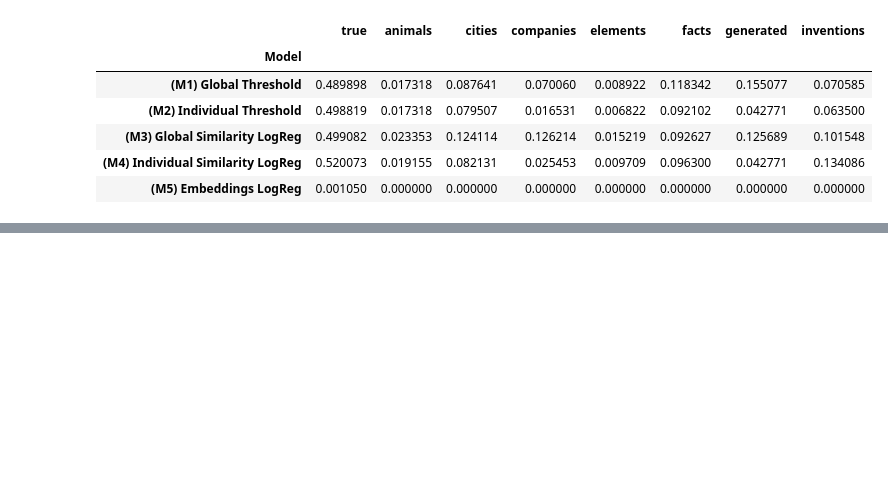
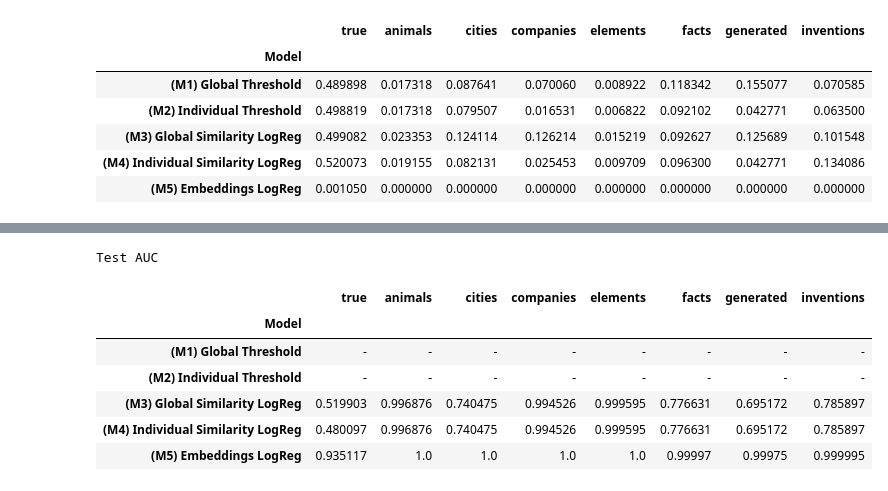
Before and after one commit to cassandra-goldberg/Calibrated_Concepts, a Jupyter notebook: Experiments/Process-TrueFalseDataset.ipynb, the cells around one changed output, grey strips where cells are left out. Drawn from its saved outputs; the diff is of its cells as text; code cells hidden in the pictures; blank space fills up the shorter version.

```diff
--- a/Experiments/Process-TrueFalseDataset.ipynb
+++ b/Experiments/Process-TrueFalseDataset.ipynb
@@ -407,0 +455,14 @@ error_comparison_df
+# %%
+print('Test AUC')
+auc_df = get_all_models_classification_metric(models, test_metadata_df, test_cosine_similarity_df,
+                                         test_hidden_states, metric='auc')
+auc_df
+# %% [output]
+Test AUC
+|  | true | animals | cities | companies | elements | facts | generated | inventions |
+| Model |  |  |  |  |  |  |  |  |
+| (M1) Global Threshold | - | - | - | - | - | - | - | - |
+| (M2) Individual Threshold | - | - | - | - | - | - | - | - |
+| (M3) Global Similarity LogReg | 0.519903 | 0.996876 | 0.740475 | 0.994526 | 0.999595 | 0.776631 | 0.695172 | 0.785897 |
+| (M4) Individual Similarity LogReg | 0.480097 | 0.996876 | 0.740475 | 0.994526 | 0.999595 | 0.776631 | 0.695172 | 0.785897 |
+| (M5) Embeddings LogReg | 0.935117 | 1.0 | 1.0 | 1.0 | 1.0 | 0.99997 | 0.99975 | 0.999995 |
```
Also changed, not shown: parts of 7 cells of this notebook, 2 other files.
